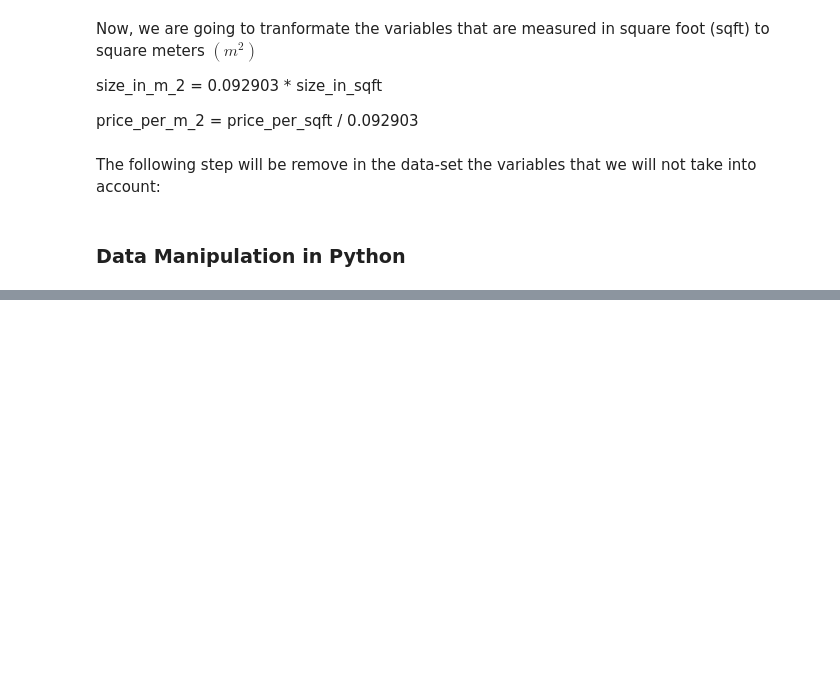
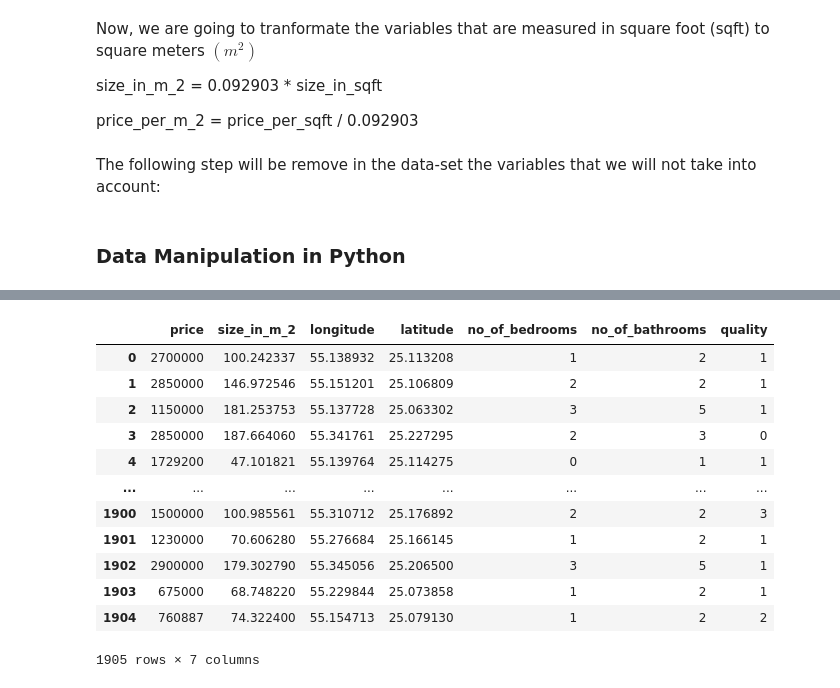
Before and after one commit to FabioScielzoOrtiz/Estadistica4all-blog, a Jupyter notebook: Linear Regression in Python and R/Linear Regression in Python and R.ipynb, the cells around one changed output, grey strips where cells are left out. Drawn from its saved outputs; the diff is of its cells as text; code cells hidden in the pictures; blank space fills up the shorter version.

```diff
--- a/Linear Regression in Python and R/Linear Regression in Python and R.ipynb
+++ b/Linear Regression in Python and R/Linear Regression in Python and R.ipynb
@@ -203,0 +260,2 @@ data_R <- properties_data %>% select("price", "size_in_m_2", "longitude", "latit
+# %%
+data_Python['quality'] = data_Python['quality'].astype('category')
@@ -203,0 +324,20 @@ data_R <- properties_data %>% select("price", "size_in_m_2", "longitude", "latit
+# %%
+data_Python = data_Python >> select( ~X.quality )
+# %%
+data_Python = data_Python >> rename(quality = X.quality_recode)
+# %%
+data_Python
+# %% [output]
+|  | price | size_in_m_2 | longitude | latitude | no_of_bedrooms | no_of_bathrooms | quality |
+| 0 | 2700000 | 100.242337 | 55.138932 | 25.113208 | 1 | 2 | 1 |
+| 1 | 2850000 | 146.972546 | 55.151201 | 25.106809 | 2 | 2 | 1 |
+| 2 | 1150000 | 181.253753 | 55.137728 | 25.063302 | 3 | 5 | 1 |
+| 3 | 2850000 | 187.664060 | 55.341761 | 25.227295 | 2 | 3 | 0 |
+| 4 | 1729200 | 47.101821 | 55.139764 | 25.114275 | 0 | 1 | 1 |
+| ... | ... | ... | ... | ... | ... | ... | ... |
+| 1900 | 1500000 | 100.985561 | 55.310712 | 25.176892 | 2 | 2 | 3 |
+| 1901 | 1230000 | 70.606280 | 55.276684 | 25.166145 | 1 | 2 | 1 |
+| 1902 | 2900000 | 179.302790 | 55.345056 | 25.206500 | 3 | 5 | 1 |
+| 1903 | 675000 | 68.748220 | 55.229844 | 25.073858 | 1 | 2 | 1 |
+| 1904 | 760887 | 74.322400 | 55.154713 | 25.079130 | 1 | 2 | 2 |
+1905 rows × 7 columns
```
Also changed, not shown: parts of 12 cells of this notebook, 1 other file.
